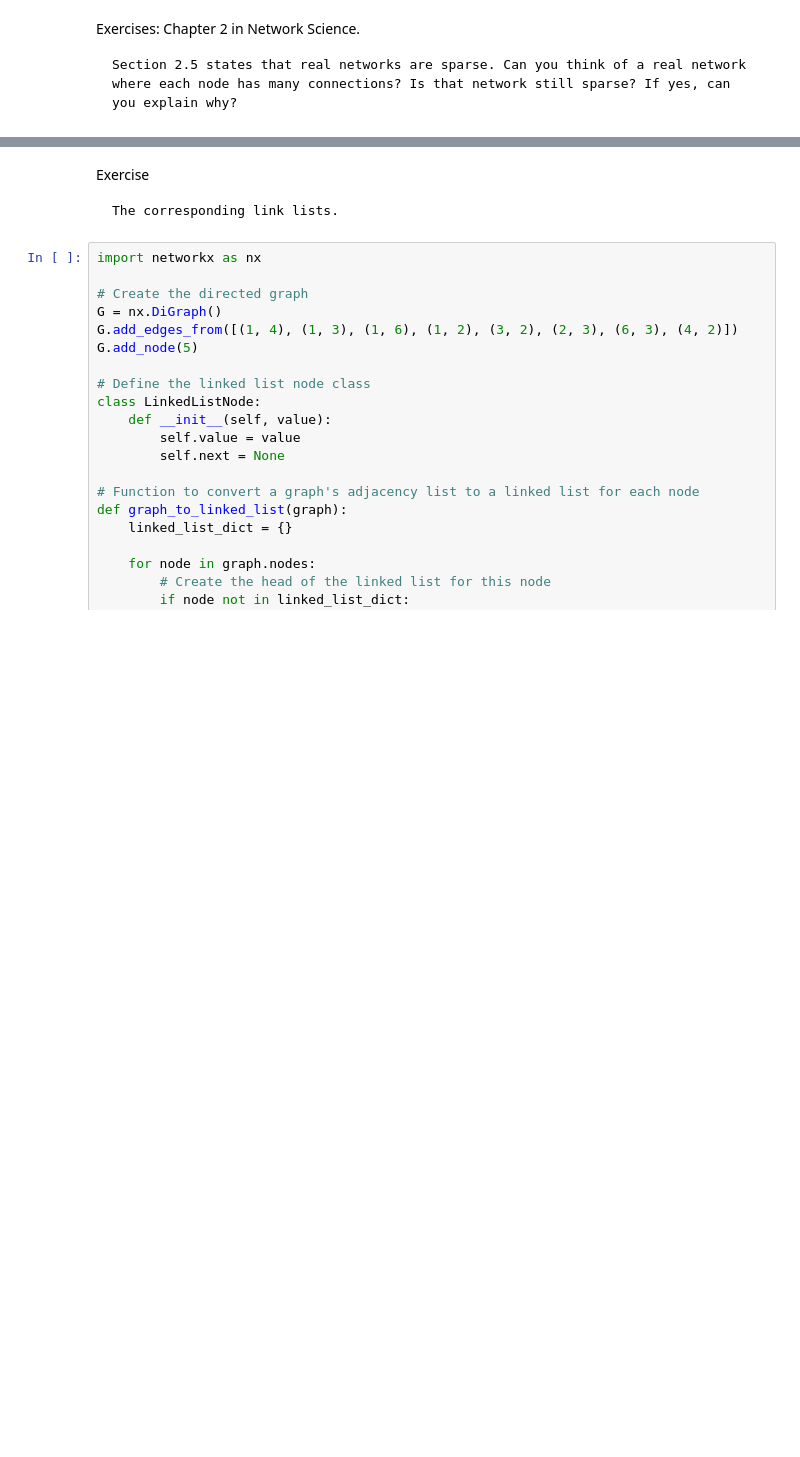
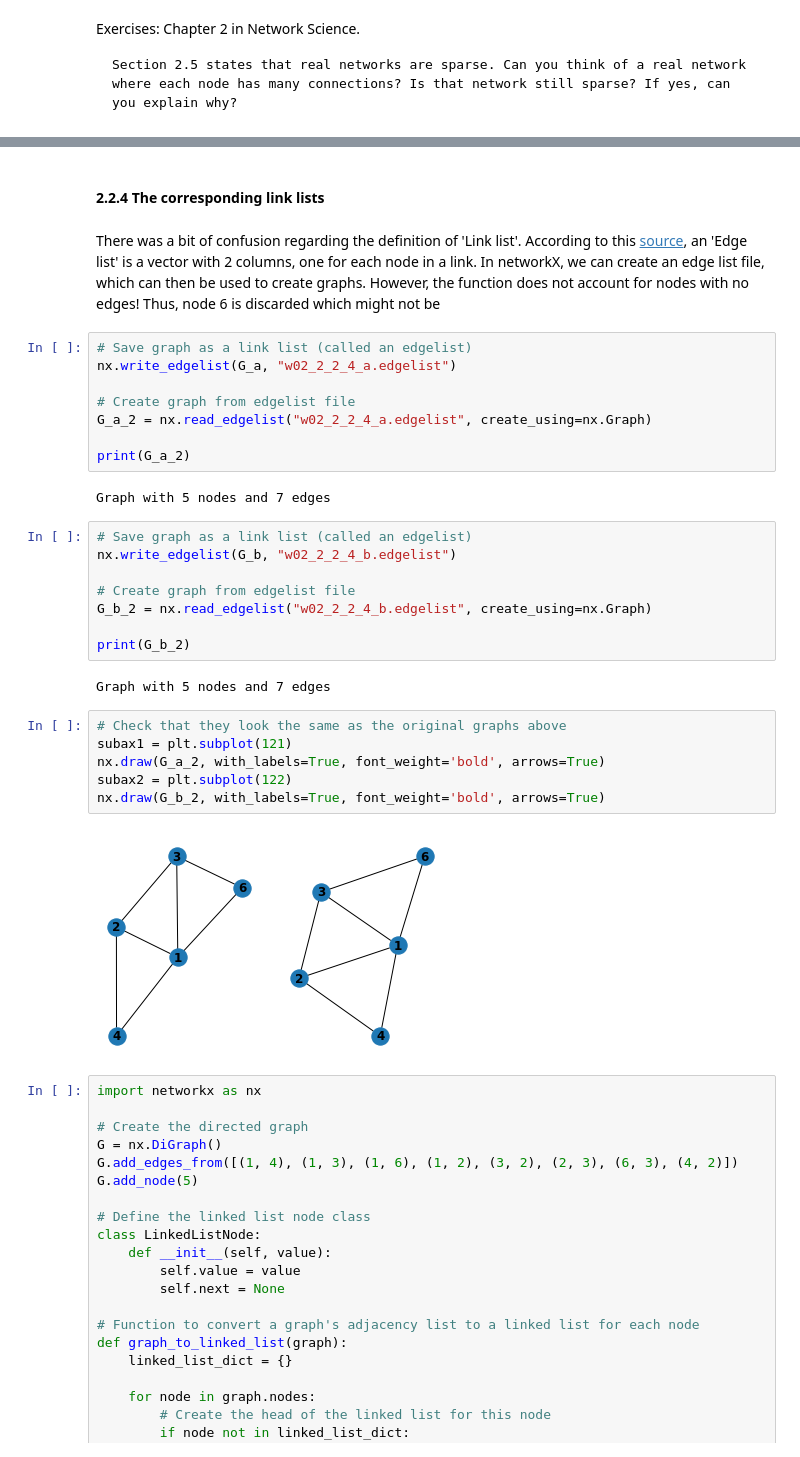
Before and after one commit to AleksandarLukic96/02805_Social_Graphs_and_Interactions, a Jupyter notebook: Exercise_solutions/Week_2.ipynb, the cells around one changed output, grey strips where cells are left out. Saved outputs shown, nothing was run; the diff lists cells and outputs as text; blank space fills up the shorter version.

```diff
--- a/Exercise_solutions/Week_2.ipynb
+++ b/Exercise_solutions/Week_2.ipynb
@@ -78,7 +134,35 @@ Exercise
 # %% [markdown]
-Exercise
-
-    The corresponding link lists.
+#### 2.2.4 The corresponding link lists
+# %% [markdown]
+There was a bit of confusion regarding the definition of 'Link list'. According to this [source](https://dshizuka.github.io/networkanalysis/02_dataformats.html#edge-list), an 'Edge list' is a vector with 2 columns, one for each node in a link. In networkX, we can create an edge list file, which can then be used to create graphs. However, the function does not account for nodes with no edges! Thus, node 6 is discarded which might not be
+# %%
+# Save graph as a link list (called an edgelist)
+nx.write_edgelist(G_a, "w02_2_2_4_a.edgelist")
+
+# Create graph from edgelist file
+G_a_2 = nx.read_edgelist("w02_2_2_4_a.edgelist", create_using=nx.Graph)
+
+print(G_a_2)
+# %% [output]
+Graph with 5 nodes and 7 edges
+# %%
+# Save graph as a link list (called an edgelist)
+nx.write_edgelist(G_b, "w02_2_2_4_b.edgelist")
+
+# Create graph from edgelist file
+G_b_2 = nx.read_edgelist("w02_2_2_4_b.edgelist", create_using=nx.Graph)
+
+print(G_b_2)
+# %% [output]
+Graph with 5 nodes and 7 edges
+# %%
+# Check that they look the same as the original graphs above
+subax1 = plt.subplot(121)
+nx.draw(G_a_2, with_labels=True, font_weight='bold', arrows=True)
+subax2 = plt.subplot(122)
+nx.draw(G_b_2, with_labels=True, font_weight='bold', arrows=True)
+# %% [output]
+[figure, added]
 # %%
 import networkx as nx
 
```
Also changed, not shown: parts of 29 cells of this notebook, 6 other files.
